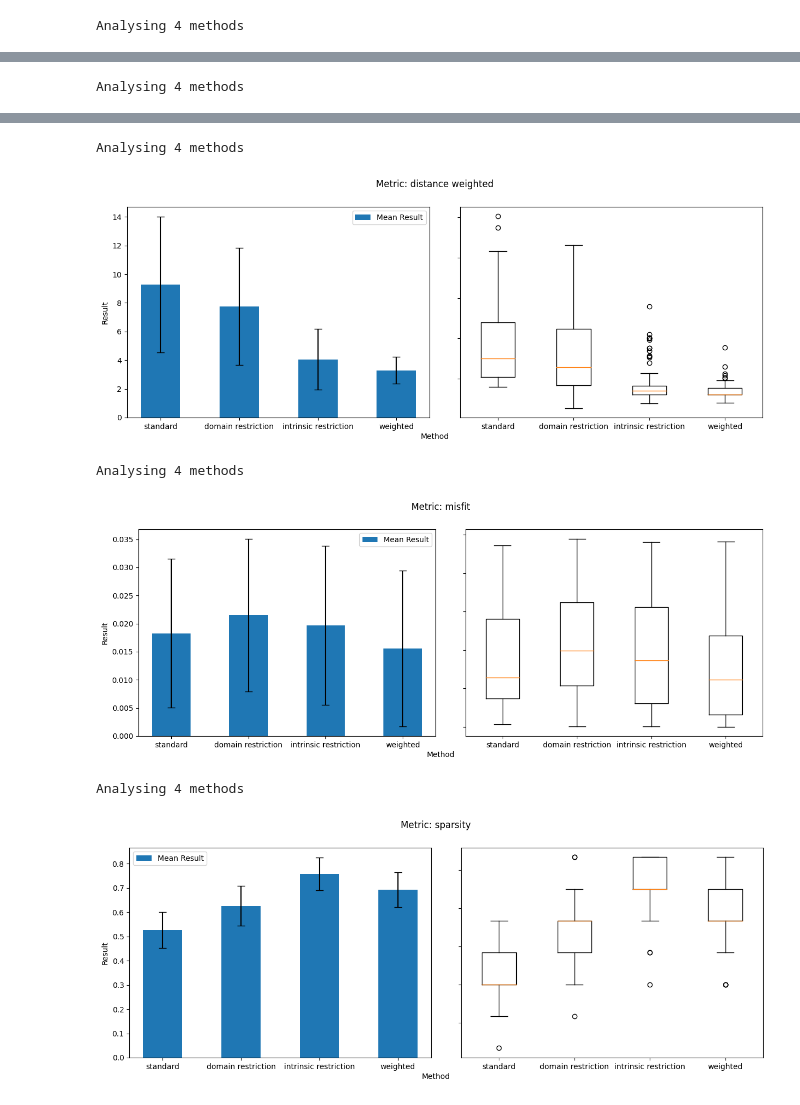
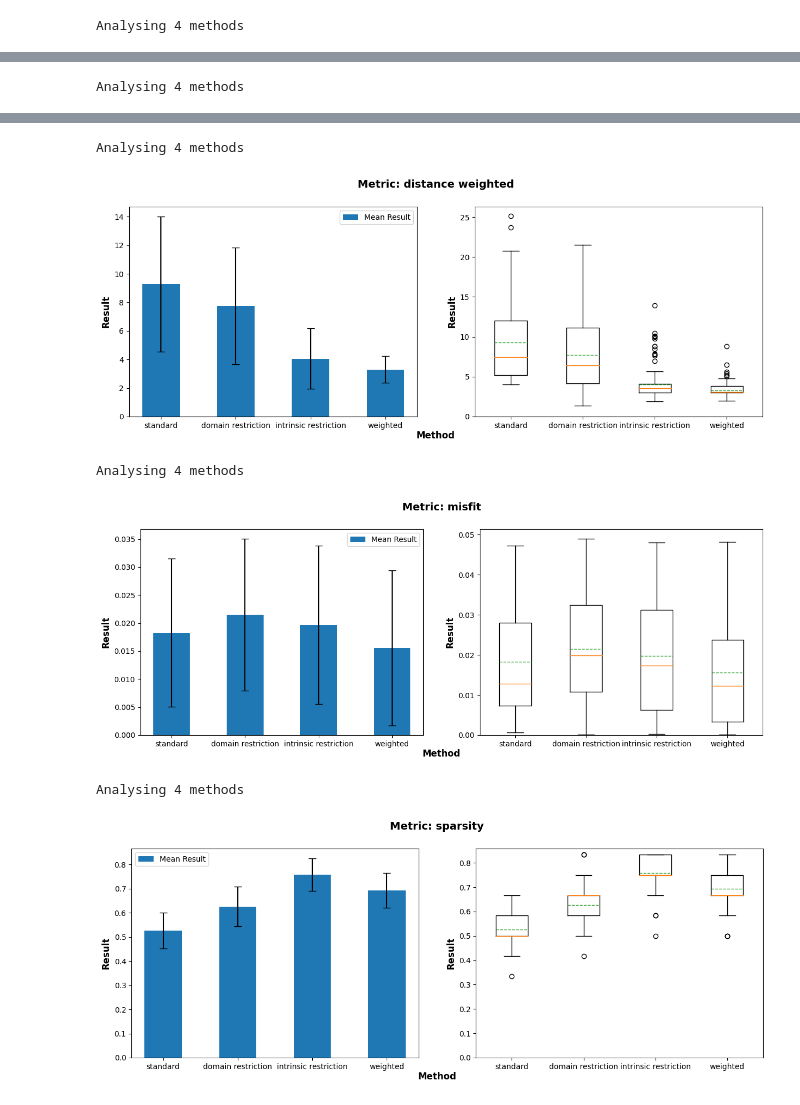
Before and after one commit to JacobLyLa/XAI-CFE, a Jupyter notebook: notebooks/result_analysis.ipynb, the cells around one changed output, grey strips where cells are left out. Cells and saved outputs as stored; diff of their text form; code cells hidden in the pictures.

```diff
--- a/notebooks/result_analysis.ipynb
+++ b/notebooks/result_analysis.ipynb
@@ -96,36 +107,32 @@ def analyse_metric(data, name):
     y_axis_label = "Result"
 
     # Set shared title for the entire figure
-    fig.suptitle(shared_title)
+    fig.suptitle(shared_title, fontsize=14, fontweight='bold')
 
     # Grouped Bar Chart
-    ax1.set_ylabel(y_axis_label)
-
+    ax1.set_ylabel(y_axis_label, fontsize=12, fontweight='bold')
     num_metrics = len(sorted_keys)
     bar_width = 0.5
     bar_positions = np.arange(num_metrics)
 
     ax1.bar(bar_positions, means, width=bar_width, yerr=stds, capsize=5, label="Mean Result")
     ax1.set_xticks(bar_positions)
-    ax1.set_xticklabels(sorted_keys)
+    ax1.set_xticklabels(sorted_keys)  # Increase font size for x-axis labels
     ax1.legend()
+    ax1.set_ylim(bottom=0)  # Make the bar chart start from 0 on the y-axis
 
     # Boxplot
-    ax2.boxplot([data[key] for key in sorted_keys], labels=sorted_keys)
-
-    # Remove the y-axis label for the second plot
-    ax2.set_yticklabels([])
+    ax2.boxplot([data[key] for key in sorted_keys], labels=sorted_keys, showmeans=True, meanline=True)
+    ax2.set_ylabel(y_axis_label, fontsize=12, fontweight='bold')
+    ax2.set_ylim(bottom=0)  # Make the boxplot start from 0 on the y-axis
 
     # Set shared x-axis label for the entire figure
-    fig.text(0.5, 0.04, shared_x_label, ha='center', va='center')
-
-    # Adjust space between subplots
-    plt.subplots_adjust(wspace=0.1)
+    fig.text(0.5, 0.04, shared_x_label, ha='center', va='center', fontsize=12, fontweight='bold')
+    plt.subplots_adjust(wspace=0.2)
 
     # Show both plots
     plt.show()
 
-
 # Analyse each metric
 for key, value in results.items():
     analyse_metric(value, key)
@@ -137,6 +144,6 @@ Analysing 4 methods
 Analysing 4 methods
-[figure, old version]
+[figure, new version]
 Analysing 4 methods
-[figure, old version]
+[figure, new version]
 Analysing 4 methods
-[figure, old version]
+[figure, new version]
```
Also changed, not shown: parts of 5 cells of this notebook, 4 other files.
